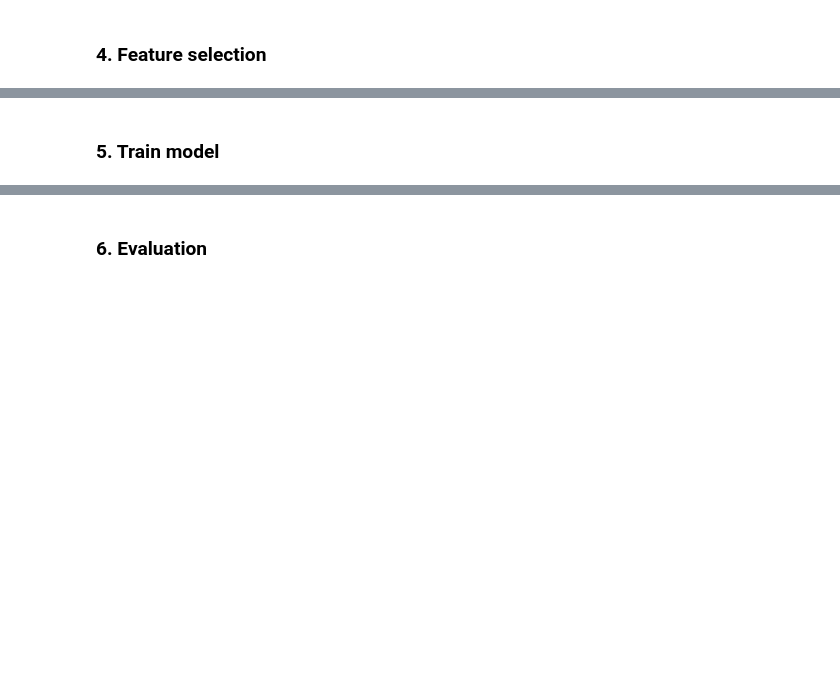
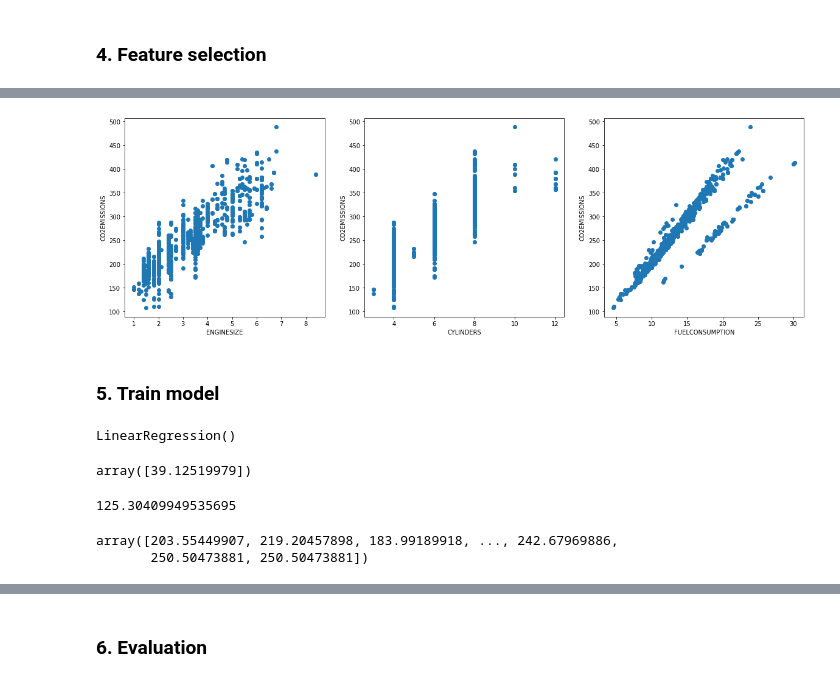
Before and after one commit to honghanhh/py40a12l2, a Jupyter notebook: lectures/lecture2/LeMinh_Linear_regression.ipynb, the cells around one changed output, grey strips where cells are left out. Saved outputs shown, nothing was run; the diff lists cells and outputs as text; code cells hidden in the pictures; blank space fills up the shorter version.

```diff
--- a/lectures/lecture2/LeMinh_Linear_regression.ipynb
+++ b/lectures/lecture2/LeMinh_Linear_regression.ipynb
@@ -142,2 +142,16 @@ plt.show()
+# %%
+fig,ax = plt.subplots(1,3,figsize=(20,6))
+ax[0].scatter(df.ENGINESIZE,df.CO2EMISSIONS)
+ax[0].set(xlabel='ENGINESIZE',ylabel='CO2EMISSIONS')
+
+ax[1].scatter(df.CYLINDERS,df.CO2EMISSIONS)
+ax[1].set(xlabel='CYLINDERS',ylabel='CO2EMISSIONS')
+
+ax[2].scatter(df.FUELCONSUMPTION_CITY,df.CO2EMISSIONS)
+ax[2].set(xlabel='FUELCONSUMPTION',ylabel='CO2EMISSIONS')
+
+plt.show()
+# %% [output]
+[figure, added]
 # %% [markdown]
 ### 5. Train model
@@ -143,0 +160,19 @@ plt.show()
+# %%
+model = LinearRegression()
+model.fit(df[['ENGINESIZE']],df['CO2EMISSIONS'])
+# %% [output]
+LinearRegression()
+# %%
+model.coef_ #gia tri a (y = ax + b)
+# %% [output]
+array([39.12519979])
+# %%
+model.intercept_ #gia tri b (y=ax + b)
+# %% [output]
+125.30409949535695
+# %%
+predictions = model.predict(df[['ENGINESIZE']])
+predictions
+# %% [output]
+array([203.55449907, 219.20457898, 183.99189918, ..., 242.67969886,
+       250.50473881, 250.50473881])
```
Also changed, not shown: parts of 16 cells of this notebook.
